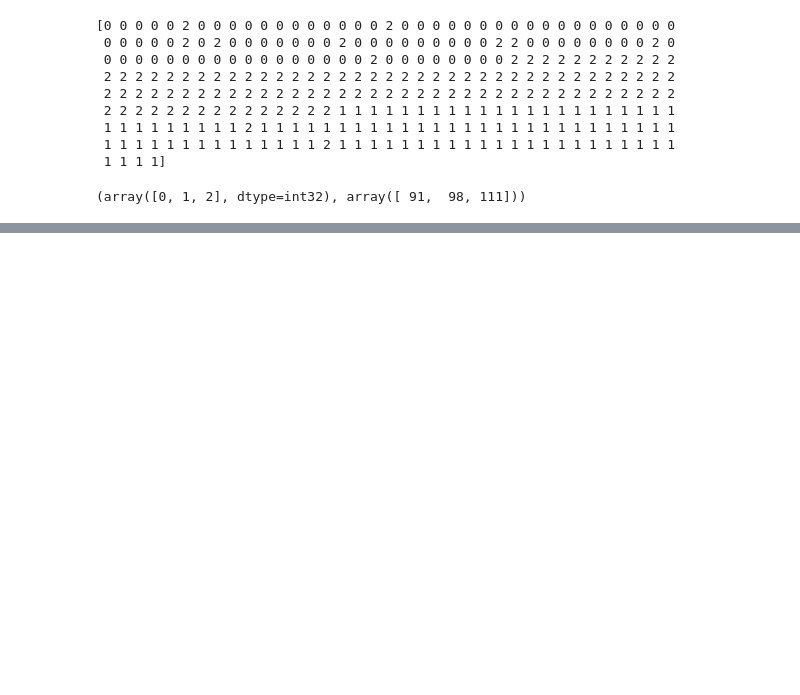
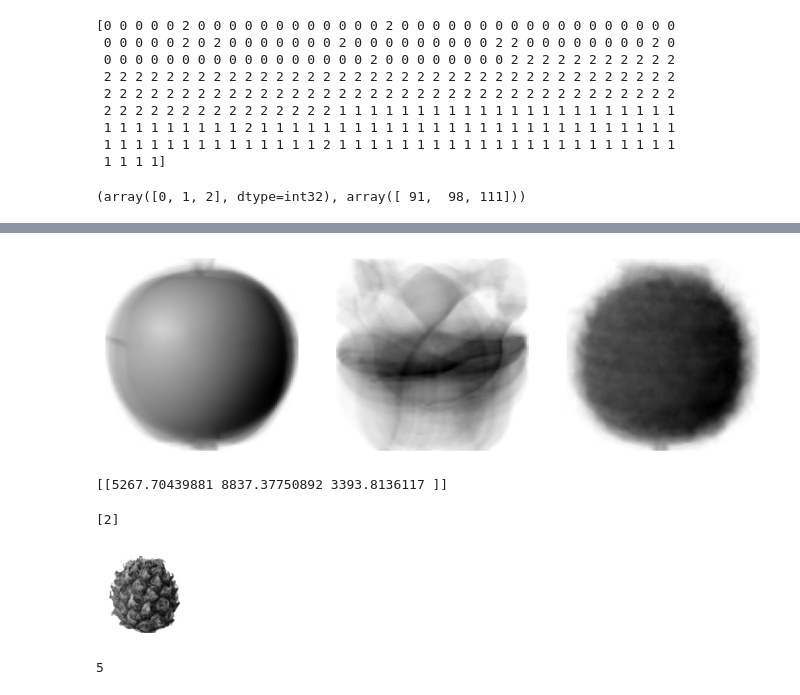
Before and after one commit to kiyuyeon/Ml_Dl, a Jupyter notebook: 혼자공부하는_머신러닝_딥러닝_chapter_06_2.ipynb, the cells around one changed output, grey strips where cells are left out. Cells and saved outputs as stored; diff of their text form; code cells hidden in the pictures; blank space fills up the shorter version.

```diff
--- a/혼자공부하는_머신러닝_딥러닝_chapter_06_2.ipynb
+++ b/혼자공부하는_머신러닝_딥러닝_chapter_06_2.ipynb
@@ -56,0 +82,20 @@ print(np.unique(km.labels_,return_counts=True))
+# %%
+draw_fruits(km.cluster_centers_.reshape(-1,100,100),ratio=3)
+# %% [output]
+[figure, added]
+# %%
+print(km.transform(fruits_2d[100:101]))
+# %% [output]
+[[5267.70439881 8837.37750892 3393.8136117 ]]
+# %%
+print(km.predict(fruits_2d[100:101]))
+# %% [output]
+[2]
+# %%
+draw_fruits(fruits[100:101])
+# %% [output]
+[figure, added]
+# %%
+print(km.n_iter_)
+# %% [output]
+5
```
Also changed, not shown: parts of 6 cells of this notebook.
